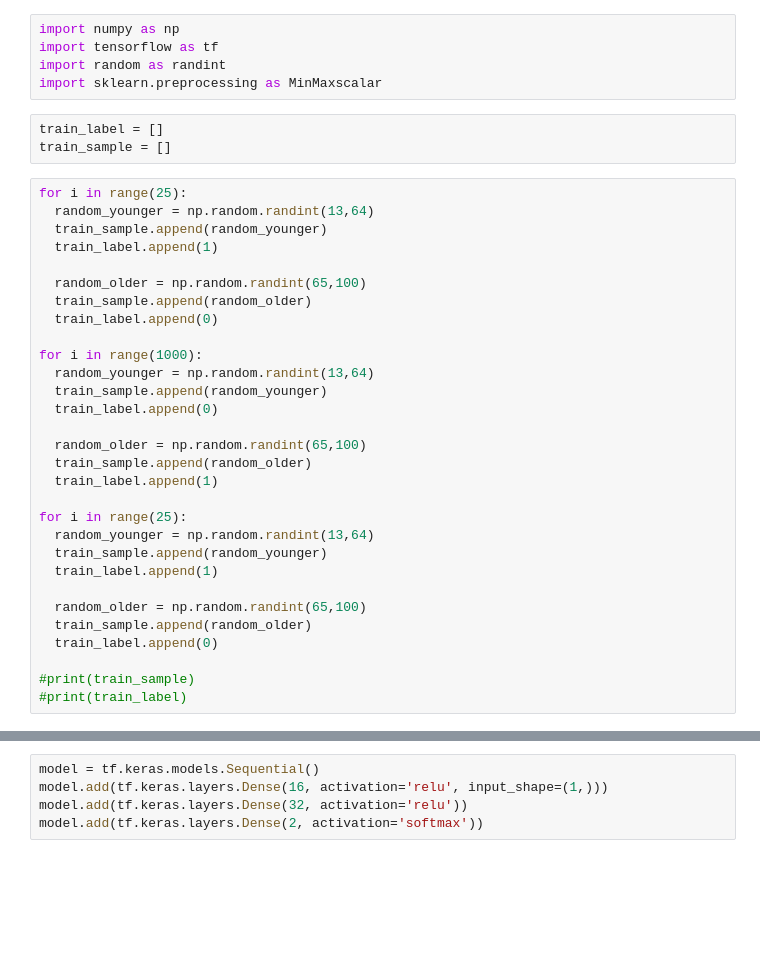
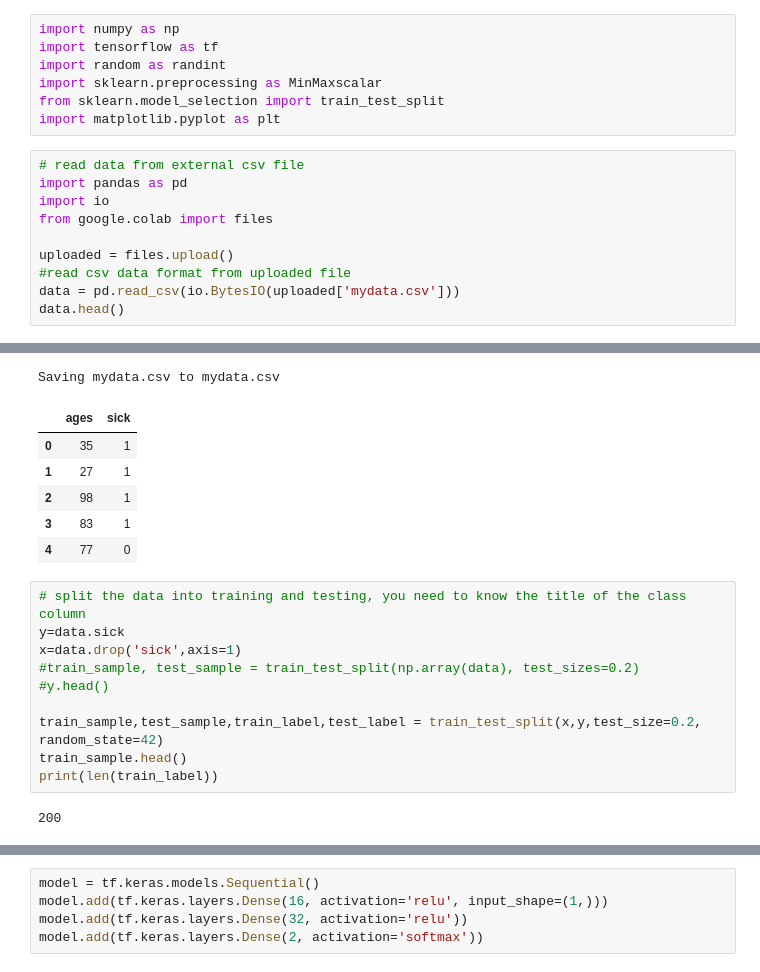
Before and after one commit to ayedsalman/Tensor-Flow, a Jupyter notebook: Simple_classification_using_Keras.ipynb, the cells around one changed output, grey strips where cells are left out. Saved outputs shown, nothing was run; the diff lists cells and outputs as text; blank space fills up the shorter version.

```diff
--- a/Simple_classification_using_Keras.ipynb
+++ b/Simple_classification_using_Keras.ipynb
@@ -5,36 +5,16 @@ import numpy as np
 import tensorflow as tf
 import random as randint
 import sklearn.preprocessing as MinMaxscalar
+from sklearn.model_selection import train_test_split
+import matplotlib.pyplot as plt
-# %%
-train_label = []
-train_sample = []
-# %%
-for i in range(25):
-  random_younger = np.random.randint(13,64)
-  train_sample.append(random_younger)
-  train_label.append(1)
-
-  random_older = np.random.randint(65,100)
-  train_sample.append(random_older)
-  train_label.append(0)
-
-for i in range(1000):
-  random_younger = np.random.randint(13,64)
-  train_sample.append(random_younger)
-  train_label.append(0)
-
-  random_older = np.random.randint(65,100)
-  train_sample.append(random_older)
-  train_label.append(1)
-
-for i in range(25):
-  random_younger = np.random.randint(13,64)
-  train_sample.append(random_younger)
-  train_label.append(1)
-
-  random_older = np.random.randint(65,100)
-  train_sample.append(random_older)
-  train_label.append(0)
-
-#print(train_sample)
-#print(train_label)
+# %%
+# read data from external csv file
+import pandas as pd
+import io
+from google.colab import files
+
+uploaded = files.upload()
+#read csv data format from uploaded file
+data = pd.read_csv(io.BytesIO(uploaded['mydata.csv']))
+data.head()
+# %% [output]
@@ -41,3 +22,22 @@ for i in range(25):
+Saving mydata.csv to mydata.csv
+|  | ages | sick |
+| 0 | 35 | 1 |
+| 1 | 27 | 1 |
+| 2 | 98 | 1 |
+| 3 | 83 | 1 |
+| 4 | 77 | 0 |
+# %%
+# split the data into training and testing, you need to know the title of the class column
+y=data.sick
+x=data.drop('sick',axis=1)
+#train_sample, test_sample = train_test_split(np.array(data), test_sizes=0.2)
+#y.head()
+
+train_sample,test_sample,train_label,test_label = train_test_split(x,y,test_size=0.2, random_state=42)
+train_sample.head()
+print(len(train_label))
+# %% [output]
+200
 # %%
 train_sample = np.array(train_sample)
 train_label = np.array(train_label)
```
Also changed, not shown: parts of 11 cells of this notebook.
